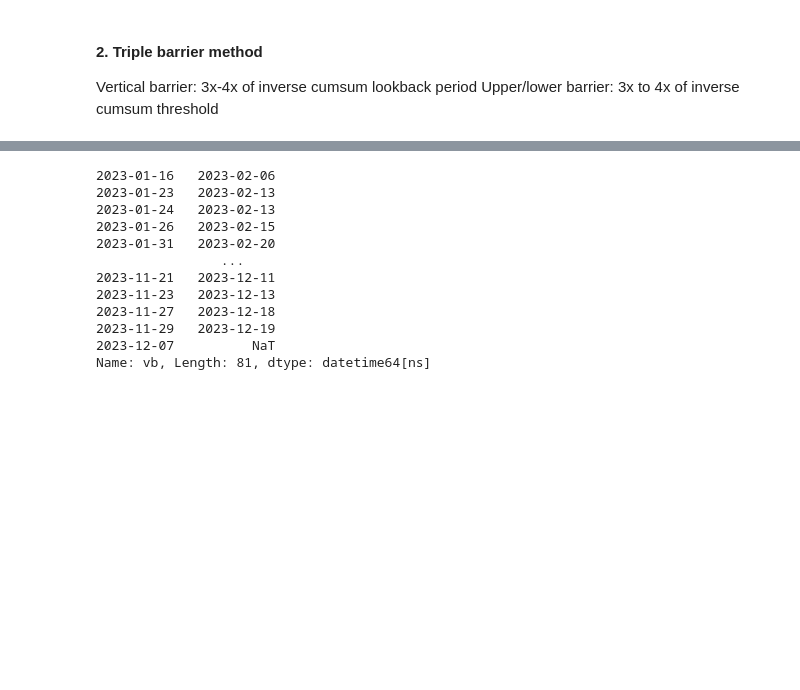
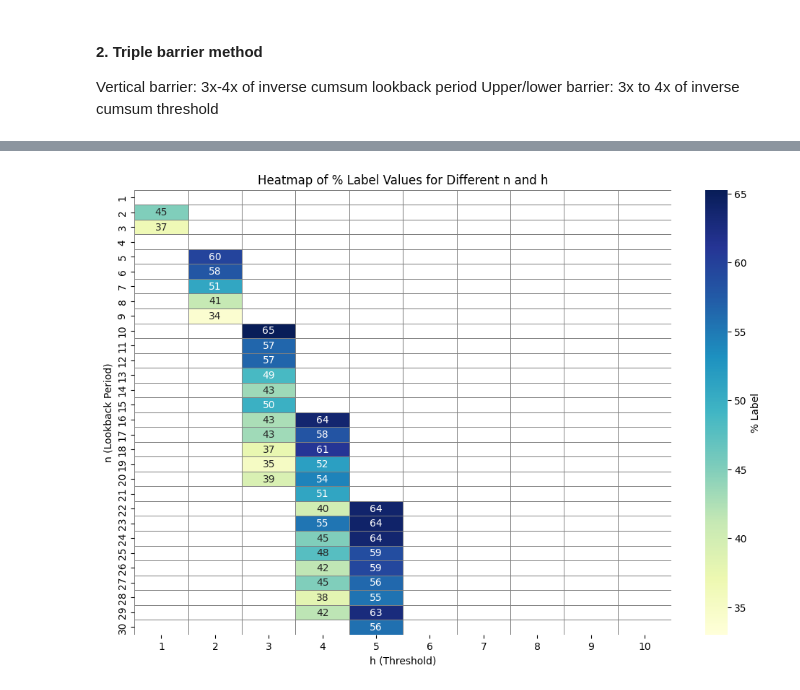
Before and after one commit to viksharma04/algo_lab, a Jupyter notebook: algo_lab/data_labelling.ipynb, the cells around one changed output, grey strips where cells are left out. Saved outputs shown, nothing was run; the diff lists cells and outputs as text; code cells hidden in the pictures; blank space fills up the shorter version.

```diff
--- a/algo_lab/data_labelling.ipynb
+++ b/algo_lab/data_labelling.ipynb
@@ -237,0 +195,12 @@ def getEvents(close, tEvents, ptSl, trgt, minRet, t1=False, side=None):
+# %%
+def find_min_column(row):
+    # Find the minimum value excluding 'vb' if it ties with another column
+    # print(row['vb'])
+    # print(row['sl'])
+    # print(row['pt'])
+    # print("+++")
+    if pd.isnull(row['pt']) & pd.isnull(row['sl']):
+        min_value = row[['pt', 'sl']].min()
+    else:
+        min_value = pd.Timestamp(0)
+    return row[['pt', 'sl']].idxmin() if min_value <= row['vb'] else row[['pt', 'sl', 'vb']].idxmin()
@@ -269,15 +240,0 @@ for event, vb in events['vb'].fillna(close.index[-1]).items():
-# %%
-events['vb']
-# %% [output]
-2023-01-16   2023-02-06
-2023-01-23   2023-02-13
-2023-01-24   2023-02-13
-2023-01-26   2023-02-15
-2023-01-31   2023-02-20
-                ...
-2023-11-21   2023-12-11
-2023-11-23   2023-12-13
-2023-11-27   2023-12-18
-2023-11-29   2023-12-19
-2023-12-07          NaT
-Name: vb, Length: 81, dtype: datetime64[ns]
@@ -283,0 +252,35 @@ Name: vb, Length: 81, dtype: datetime64[ns]
+# %%
+def calculate_zero_bin_percentage(n_samples):
+    # Initialize a matrix to store the results
+    matrix = np.zeros((30, 10))
+    n_values = range(1, 31)
+    h_values = range(1, 11)
+
+    # Loop through values of n (1 to 30) and h (1 to 10)
+    for n in n_values:
+        for h in h_values:
+            zero_counts = []
+            for _ in range(n_samples):
+                # Call triple_barrier_method and get the DataFrame
+                close = generate_random_price_series()
+                t_events = inverse_cumsum_filter(close, 0.01, 5)
+                t_events = t_events[t_events].index
+                df = triple_barrier_method(close, t_events, h, n)
+                # Calculate the percentage of bin values that are zero
+                zero_percentage = (df['bin'] == 0).mean() * 100
+                zero_counts.append(zero_percentage)
+            # Store the average percentage in the matrix
+            matrix[n-1, h-1] = np.mean(zero_counts)
+
+    # Convert the matrix into a DataFrame for better readability, with n as index and h as columns
+    percent_label_df = pd.DataFrame(matrix, index=n_values, columns=h_values)
+
+    return percent_label_df
+# %%
+bin_dist = calculate_zero_bin_percentage(100)
+bin_dist.to_csv('bin_dist.csv')
+# %%
+# Visualize the matrix
+plot_percent_label_matrix(bin_dist, lower_threshold=33, upper_threshold=66)
+# %% [output]
+[figure, added]
```
Also changed, not shown: parts of 10 cells of this notebook.
